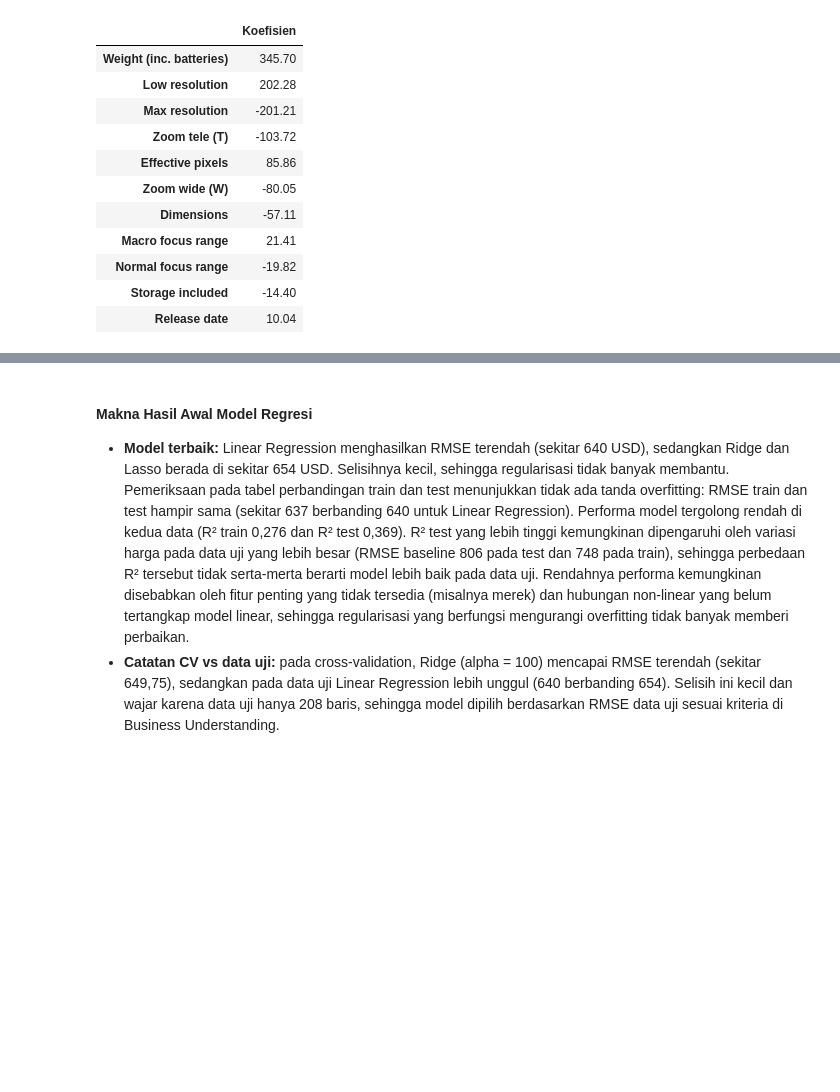
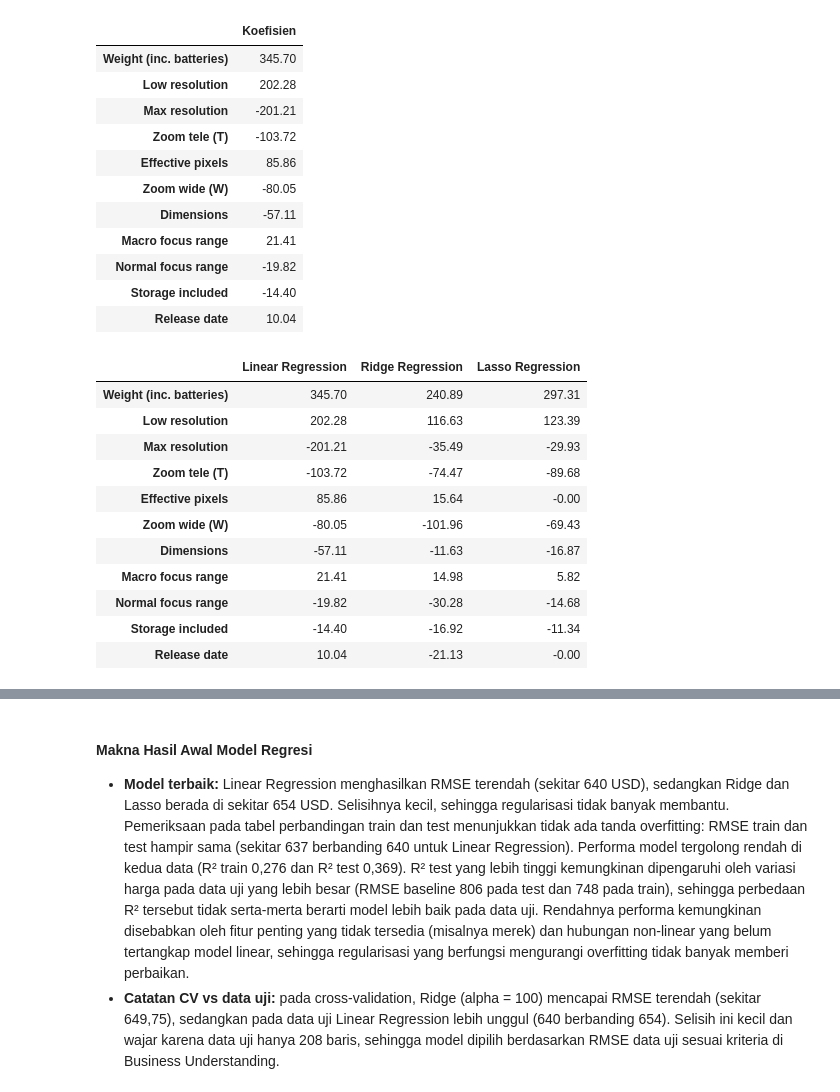
Before and after one commit to alyaceha/51_IFE_pringori, a Jupyter notebook: project_ds.ipynb, the cells around one changed output, grey strips where cells are left out. Saved outputs shown, nothing was run; the diff lists cells and outputs as text; code cells hidden in the pictures; blank space fills up the shorter version.

```diff
--- a/project_ds.ipynb
+++ b/project_ds.ipynb
@@ -528,3 +571,27 @@ Pengaruh fitur terhadap harga (koefisien terstandarisasi, urut dari terbesar):
 | Normal focus range | -19.82 |
 | Storage included | -14.40 |
 | Release date | 10.04 |
+# %%
+# Perbandingan koefisien terstandarisasi Linear, Ridge, dan Lasso
+coef_compare = pd.DataFrame({
+    'Linear Regression': trained_models['Linear Regression'].coef_,
+    'Ridge Regression': trained_models['Ridge Regression'].coef_,
+    'Lasso Regression': trained_models['Lasso Regression'].coef_,
+}, index=X.columns)
+
+# Urutkan berdasarkan besar koefisien Linear agar mudah dibaca
+coef_compare = coef_compare.reindex(coef_compare['Linear Regression'].abs().sort_values(ascending=False).index)
+display(coef_compare.round(2))
+# %% [output]
+|  | Linear Regression | Ridge Regression | Lasso Regression |
+| Weight (inc. batteries) | 345.70 | 240.89 | 297.31 |
+| Low resolution | 202.28 | 116.63 | 123.39 |
+| Max resolution | -201.21 | -35.49 | -29.93 |
+| Zoom tele (T) | -103.72 | -74.47 | -89.68 |
+| Effective pixels | 85.86 | 15.64 | -0.00 |
+| Zoom wide (W) | -80.05 | -101.96 | -69.43 |
+| Dimensions | -57.11 | -11.63 | -16.87 |
+| Macro focus range | 21.41 | 14.98 | 5.82 |
+| Normal focus range | -19.82 | -30.28 | -14.68 |
+| Storage included | -14.40 | -16.92 | -11.34 |
+| Release date | 10.04 | -21.13 | -0.00 |
```
Also changed, not shown: parts of 13 cells of this notebook.
